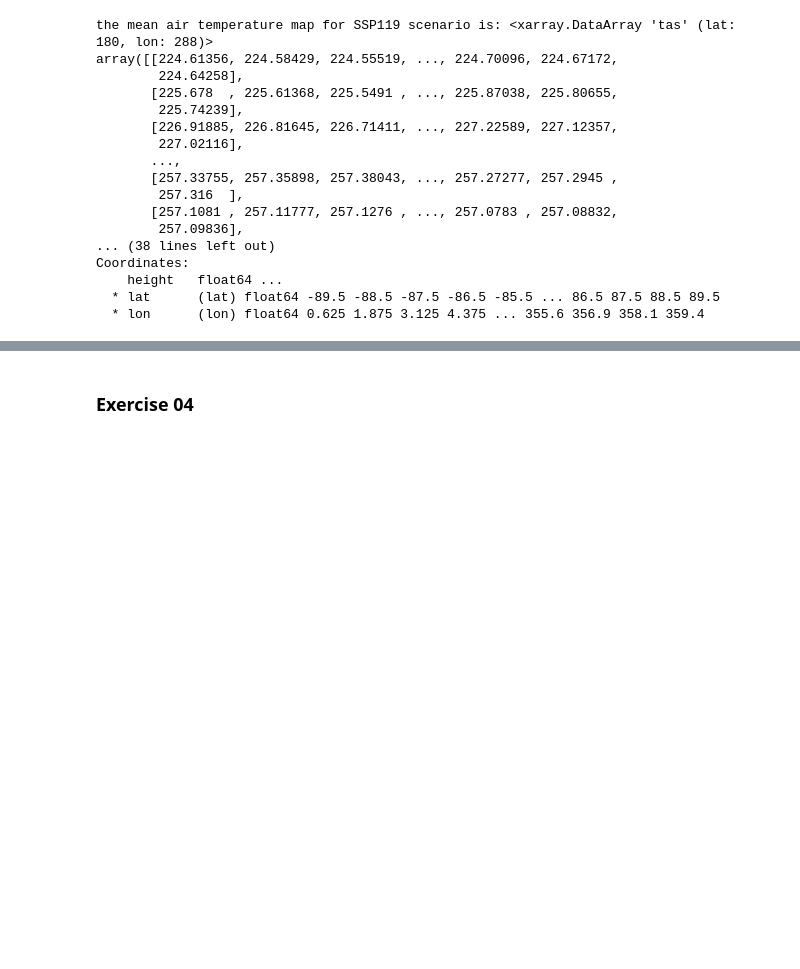
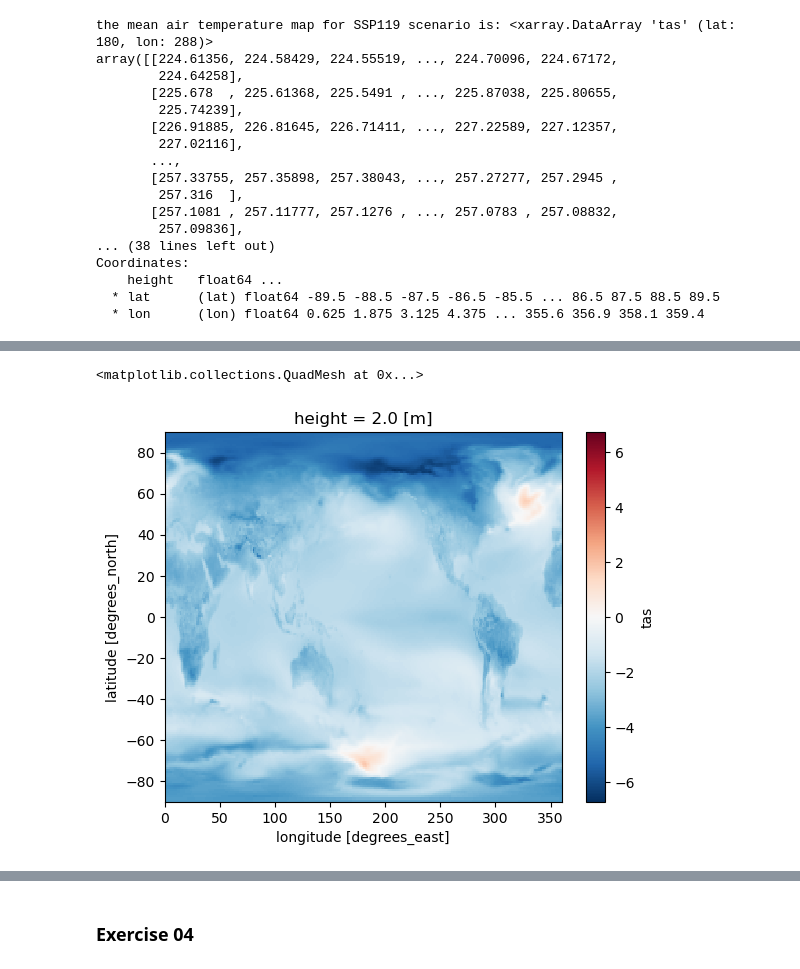
Before and after one commit to Sara-Iftikhar/geo_env, a Jupyter notebook: assignment_2.ipynb, the cells around one changed output, grey strips where cells are left out. Drawn from its saved outputs; the diff is of its cells as text; code cells hidden in the pictures; blank space fills up the shorter version.

```diff
--- a/assignment_2.ipynb
+++ b/assignment_2.ipynb
@@ -222,0 +266,5 @@ plt.show()
+# %%
+diff_ssp245.plot()
+# %% [output]
+<matplotlib.collections.QuadMesh at 0x...>
+[figure, added]
```
Also changed, not shown: parts of 39 cells of this notebook.
